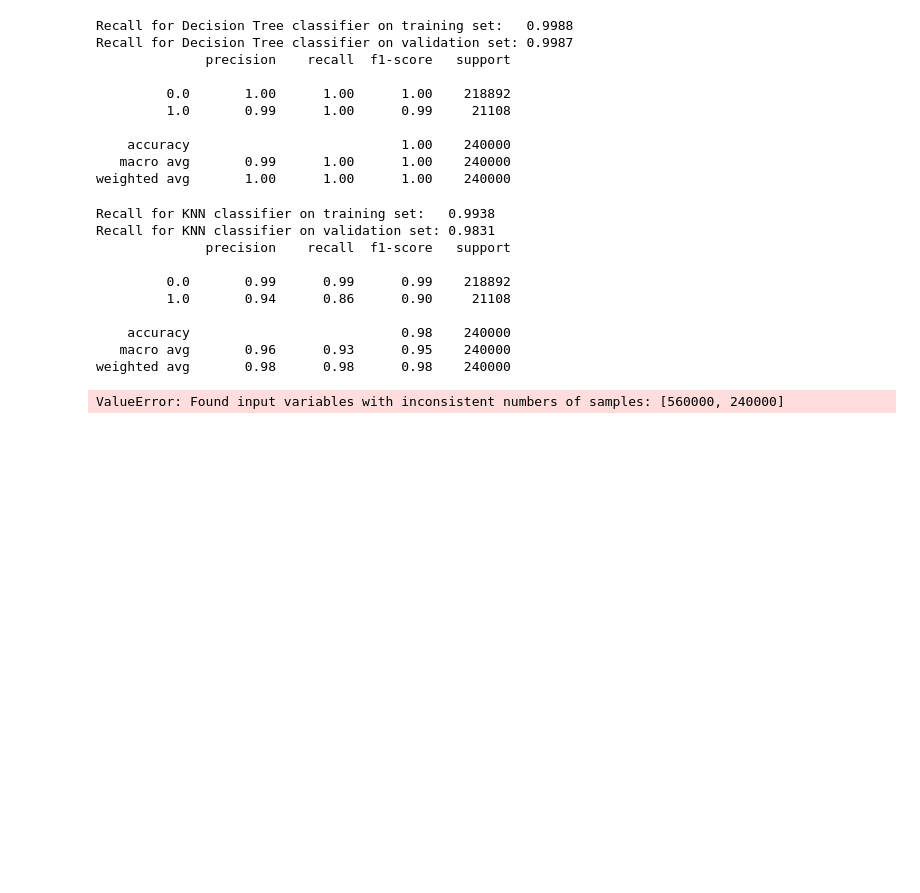
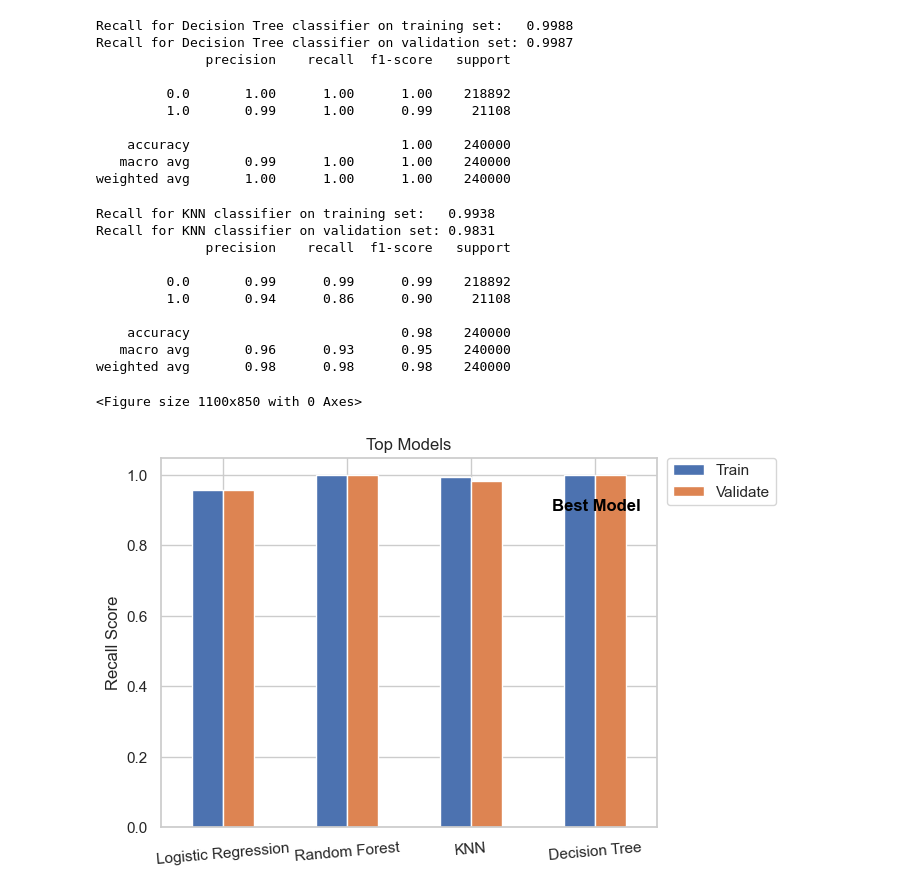
Before and after one commit to jorgellopez38/Credit-Card-Fraud, a Jupyter notebook: scratch_1.ipynb, the cells around one changed output. Drawn from its saved outputs; the diff is of its cells as text; code cells hidden in the pictures; blank space fills up the shorter version.

Commit message:
updates for recall visual

```diff
--- a/scratch_1.ipynb
+++ b/scratch_1.ipynb
@@ -1157,18 +1159,6 @@ def get_test(X_train, y_train, X_test, y_test):
      # clean f string
     display(Markdown(f'### Random Forest Model'))
     display(Markdown(f'### Accuracy on Test {rf.score(X_test,y_test)*100:.2f}%'))
-# %%
-clf = DecisionTreeClassifier(max_depth=5, random_state=42)
-
-#Train the model
-clf.fit(X_train, y_train)
-recall_score(X_test, y_test)
-
-#Print the score
-
-print(f'Recall for Decision Tree classifier on test set:  {recall_score(X_test, y_test):.4f}')
-# %% [output]
-ValueError: Found input variables with inconsistent numbers of samples: [560000, 240000]
 # %%
 def get_mvb(X_train, y_train, X_test, y_test, df):
     '''This function plots the test data and plot the baseline together for a final visual'''
@@ -1214,0 +1274,5 @@ def get_mvb(X_train, y_train, X_test, y_test, df):
+# %%
+get_top_recall_models(X_train, y_train, X_validate, y_validate)
+# %% [output]
+<Figure size 1100x850 with 0 Axes>
+[figure, added]
```
Also changed, not shown: parts of 4 cells of this notebook.
